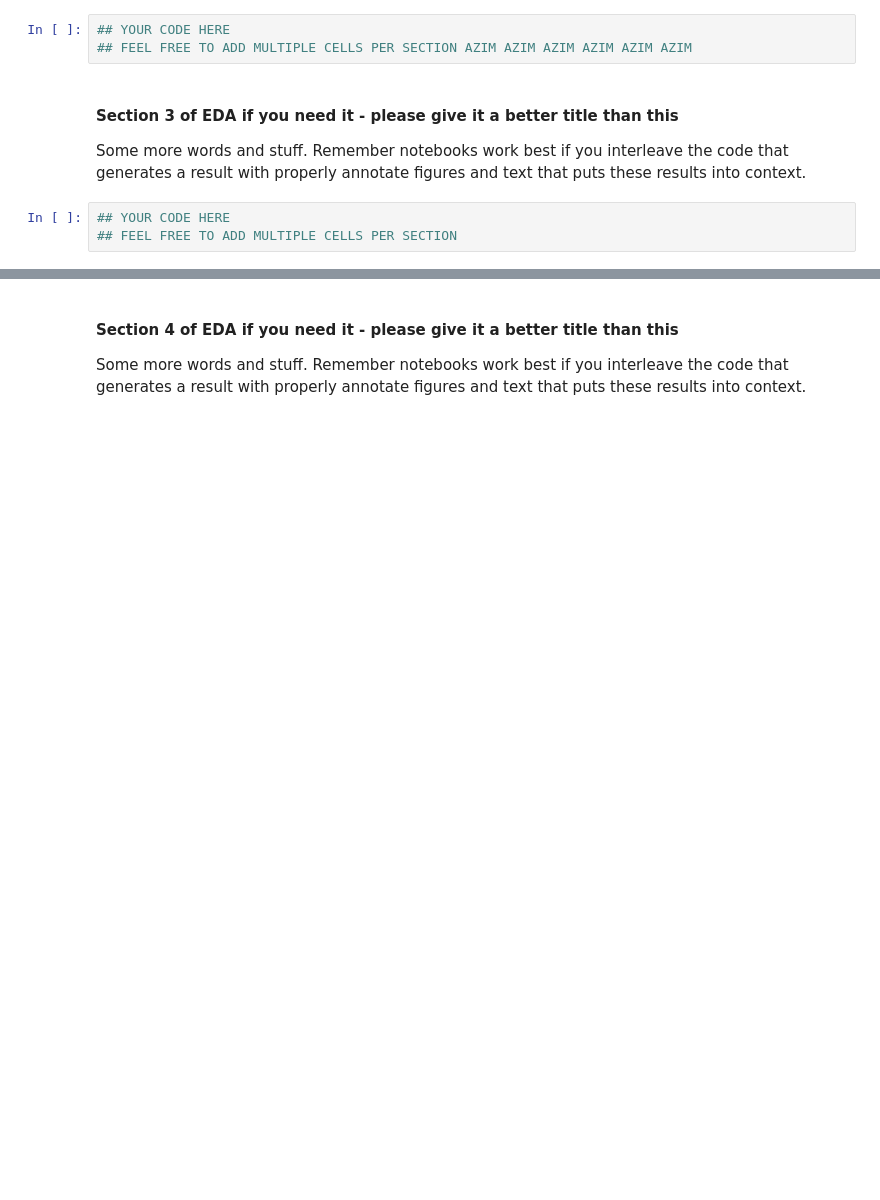
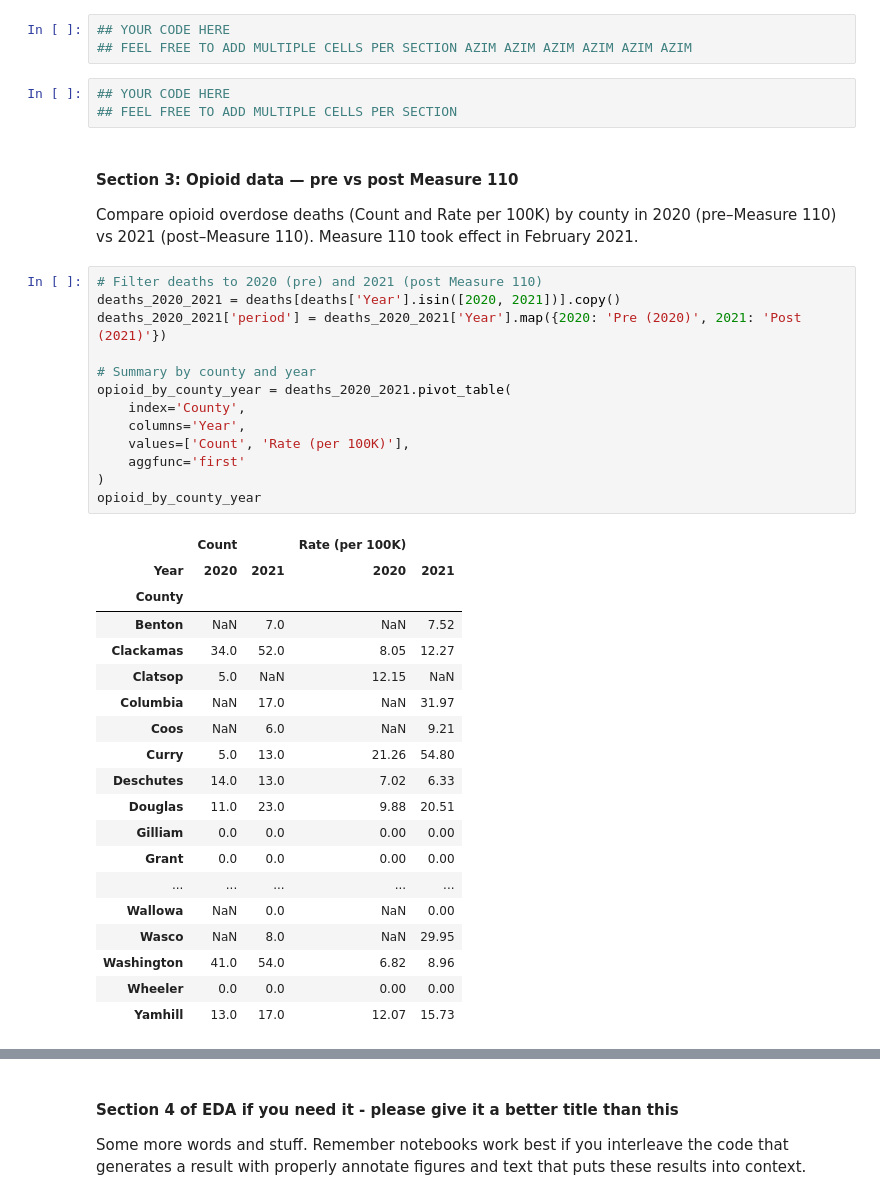
Before and after one commit to COGS108/Group008_WI26, a Jupyter notebook: 02-EDACheckpoint.ipynb, the cells around one changed output, grey strips where cells are left out. Drawn from its saved outputs; the diff is of its cells as text; blank space fills up the shorter version.

```diff
--- a/02-EDACheckpoint.ipynb
+++ b/02-EDACheckpoint.ipynb
@@ -229,10 +229,43 @@ Some more words and stuff.  Remember notebooks work best if you interleave the c
 # %%
 ## YOUR CODE HERE
 ## FEEL FREE TO ADD MULTIPLE CELLS PER SECTION AZIM AZIM AZIM AZIM AZIM AZIM
-# %% [markdown]
-#### Section 3 of EDA if you need it  - please give it a better title than this
-
-Some more words and stuff.  Remember notebooks work best if you interleave the code that generates a result with properly annotate figures and text that puts these results into context.
 # %%
 ## YOUR CODE HERE
 ## FEEL FREE TO ADD MULTIPLE CELLS PER SECTION
+# %% [markdown]
+#### Section 3: Opioid data — pre vs post Measure 110
+
+Compare opioid overdose deaths (Count and Rate per 100K) by county in 2020 (pre–Measure 110) vs 2021 (post–Measure 110). Measure 110 took effect in February 2021.
+# %%
+# Filter deaths to 2020 (pre) and 2021 (post Measure 110)
+deaths_2020_2021 = deaths[deaths['Year'].isin([2020, 2021])].copy()
+deaths_2020_2021['period'] = deaths_2020_2021['Year'].map({2020: 'Pre (2020)', 2021: 'Post (2021)'})
+
+# Summary by county and year
+opioid_by_county_year = deaths_2020_2021.pivot_table(
+    index='County',
+    columns='Year',
+    values=['Count', 'Rate (per 100K)'],
+    aggfunc='first'
+)
+opioid_by_county_year
+# %% [output]
+|  | Count |  | Rate (per 100K) |  |
+| Year | 2020 | 2021 | 2020 | 2021 |
+| County |  |  |  |  |
+| Benton | NaN | 7.0 | NaN | 7.52 |
+| Clackamas | 34.0 | 52.0 | 8.05 | 12.27 |
+| Clatsop | 5.0 | NaN | 12.15 | NaN |
+| Columbia | NaN | 17.0 | NaN | 31.97 |
+| Coos | NaN | 6.0 | NaN | 9.21 |
+| Curry | 5.0 | 13.0 | 21.26 | 54.80 |
+| Deschutes | 14.0 | 13.0 | 7.02 | 6.33 |
+| Douglas | 11.0 | 23.0 | 9.88 | 20.51 |
+| Gilliam | 0.0 | 0.0 | 0.00 | 0.00 |
+| Grant | 0.0 | 0.0 | 0.00 | 0.00 |
+| ... | ... | ... | ... | ... |
+| Wallowa | NaN | 0.0 | NaN | 0.00 |
+| Wasco | NaN | 8.0 | NaN | 29.95 |
+| Washington | 41.0 | 54.0 | 6.82 | 8.96 |
+| Wheeler | 0.0 | 0.0 | 0.00 | 0.00 |
+| Yamhill | 13.0 | 17.0 | 12.07 | 15.73 |
```
Also changed, not shown: parts of 1 cell of this notebook.
